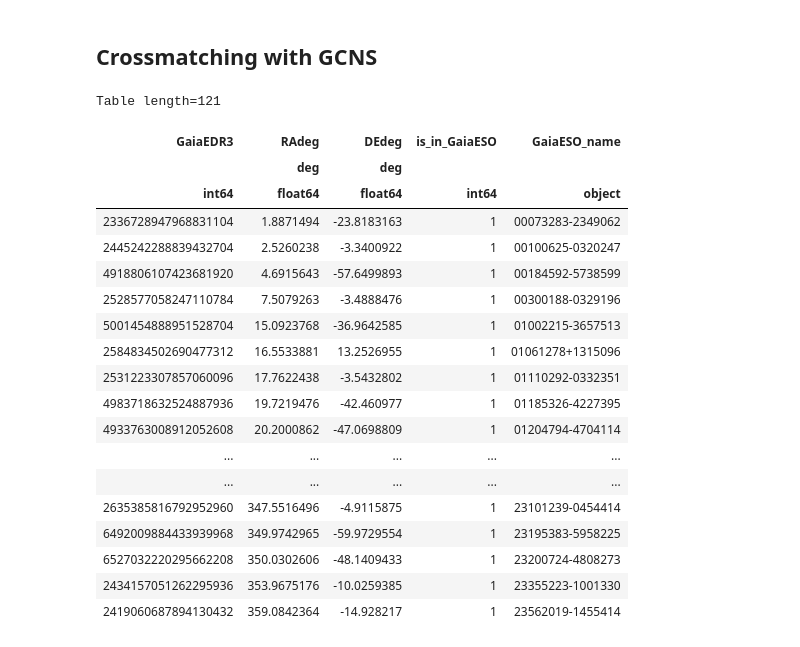
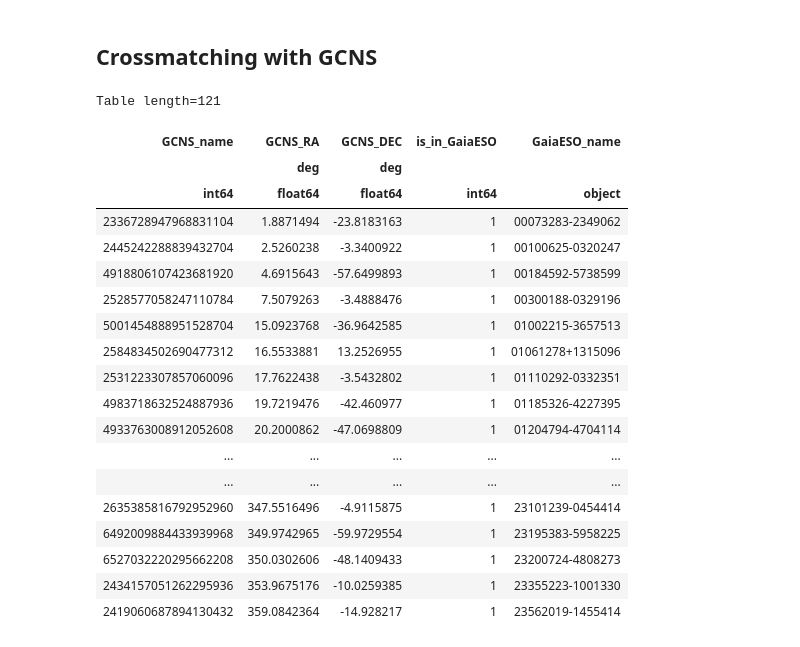
Before and after one commit to eyu22/BL2025, a Jupyter notebook: compile_catalogs.ipynb, the cells around one changed output. Drawn from its saved outputs; the diff is of its cells as text; code cells hidden in the pictures.

```diff
--- a/compile_catalogs.ipynb
+++ b/compile_catalogs.ipynb
@@ -72,30 +115,32 @@ is_in_GaiaESO[matches] = 1
 GaiaESO_name[matches] = GaiaESO['OBJECT'][idx[matches]]
 
 # 5) Store in new copy
-catalog_summary = gcns.copy()
+catalog_summary = gcns["GaiaEDR3", "RAdeg", "DEdeg"].copy()
 catalog_summary['is_in_GaiaESO'] = is_in_GaiaESO
 catalog_summary['GaiaESO_name'] = GaiaESO_name
+catalog_summary.rename_column('GaiaEDR3', 'GCNS_name')
+catalog_summary.rename_column('RAdeg', 'GCNS_RA')
+catalog_summary.rename_column('DEdeg', 'GCNS_DEC')
-# %%
-columns_of_interest = ["GaiaEDR3", "RAdeg", "DEdeg", "is_in_GaiaESO", "GaiaESO_name"]
-catalog_summary[catalog_summary['is_in_GaiaESO']==1][columns_of_interest]
-# %% [output]
-Table length=121
-| GaiaEDR3 | RAdeg | DEdeg | is_in_GaiaESO | GaiaESO_name |
-|  | deg | deg |  |  |
-| int64 | float64 | float64 | int64 | object |
-| 2336728947968831104 | 1.8871494 | -23.8183163 | 1 | 00073283-2349062 |
-| 2445242288839432704 | 2.5260238 | -3.3400922 | 1 | 00100625-0320247 |
-| 4918806107423681920 | 4.6915643 | -57.6499893 | 1 | 00184592-5738599 |
-| 2528577058247110784 | 7.5079263 | -3.4888476 | 1 | 00300188-0329196 |
-| 5001454888951528704 | 15.0923768 | -36.9642585 | 1 | 01002215-3657513 |
-| 2584834502690477312 | 16.5533881 | 13.2526955 | 1 | 01061278+1315096 |
-| 2531223307857060096 | 17.7622438 | -3.5432802 | 1 | 01110292-0332351 |
-| 4983718632524887936 | 19.7219476 | -42.460977 | 1 | 01185326-4227395 |
-| 4933763008912052608 | 20.2000862 | -47.0698809 | 1 | 01204794-4704114 |
-| ... | ... | ... | ... | ... |
-| ... | ... | ... | ... | ... |
-| 2635385816792952960 | 347.5516496 | -4.9115875 | 1 | 23101239-0454414 |
-| 6492009884433939968 | 349.9742965 | -59.9729554 | 1 | 23195383-5958225 |
-| 6527032220295662208 | 350.0302606 | -48.1409433 | 1 | 23200724-4808273 |
-| 2434157051262295936 | 353.9675176 | -10.0259385 | 1 | 23355223-1001330 |
-| 2419060687894130432 | 359.0842364 | -14.928217 | 1 | 23562019-1455414 |
+# %%
+catalog_summary[catalog_summary['is_in_GaiaESO']==1]
+# %% [output]
+Table length=121
+| GCNS_name | GCNS_RA | GCNS_DEC | is_in_GaiaESO | GaiaESO_name |
+|  | deg | deg |  |  |
+| int64 | float64 | float64 | int64 | object |
+| 2336728947968831104 | 1.8871494 | -23.8183163 | 1 | 00073283-2349062 |
+| 2445242288839432704 | 2.5260238 | -3.3400922 | 1 | 00100625-0320247 |
+| 4918806107423681920 | 4.6915643 | -57.6499893 | 1 | 00184592-5738599 |
+| 2528577058247110784 | 7.5079263 | -3.4888476 | 1 | 00300188-0329196 |
+| 5001454888951528704 | 15.0923768 | -36.9642585 | 1 | 01002215-3657513 |
+| 2584834502690477312 | 16.5533881 | 13.2526955 | 1 | 01061278+1315096 |
+| 2531223307857060096 | 17.7622438 | -3.5432802 | 1 | 01110292-0332351 |
+| 4983718632524887936 | 19.7219476 | -42.460977 | 1 | 01185326-4227395 |
+| 4933763008912052608 | 20.2000862 | -47.0698809 | 1 | 01204794-4704114 |
+| ... | ... | ... | ... | ... |
+| ... | ... | ... | ... | ... |
+| 2635385816792952960 | 347.5516496 | -4.9115875 | 1 | 23101239-0454414 |
+| 6492009884433939968 | 349.9742965 | -59.9729554 | 1 | 23195383-5958225 |
+| 6527032220295662208 | 350.0302606 | -48.1409433 | 1 | 23200724-4808273 |
+| 2434157051262295936 | 353.9675176 | -10.0259385 | 1 | 23355223-1001330 |
+| 2419060687894130432 | 359.0842364 | -14.928217 | 1 | 23562019-1455414 |
```
Also changed, not shown: parts of 7 cells of this notebook.
